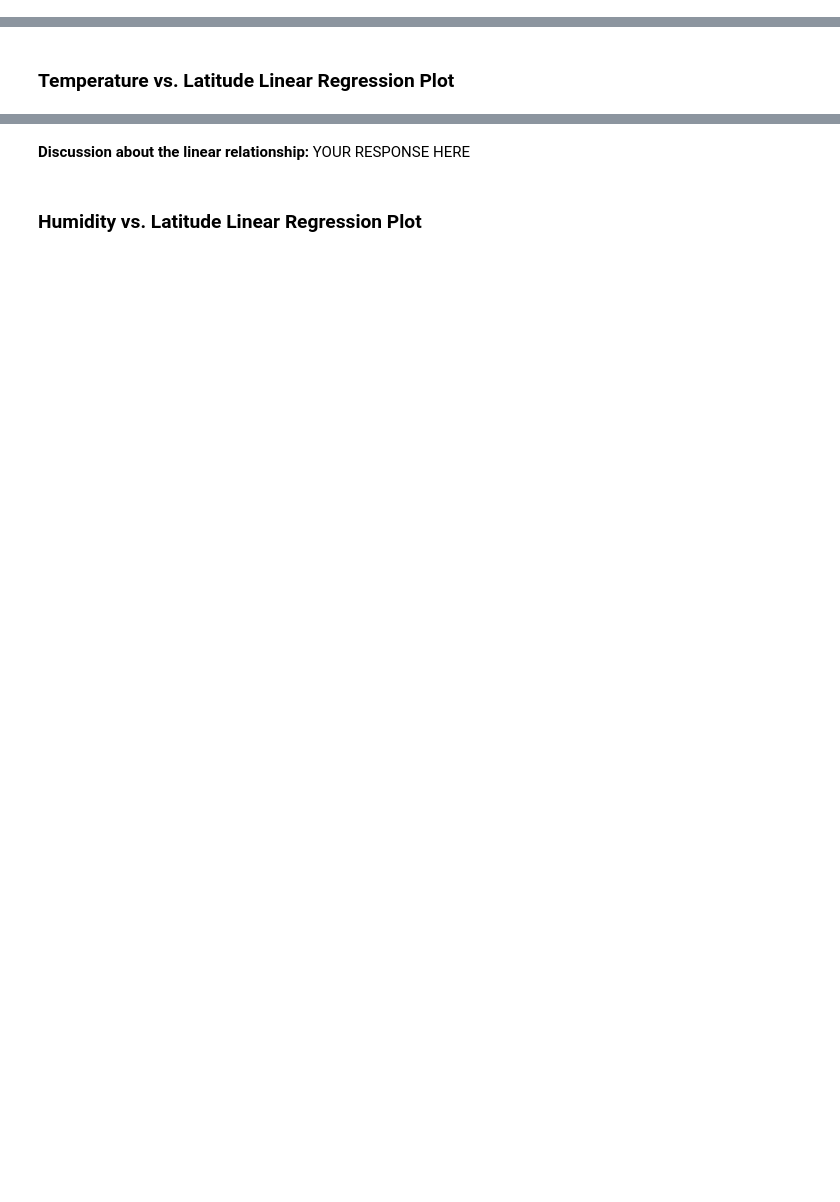
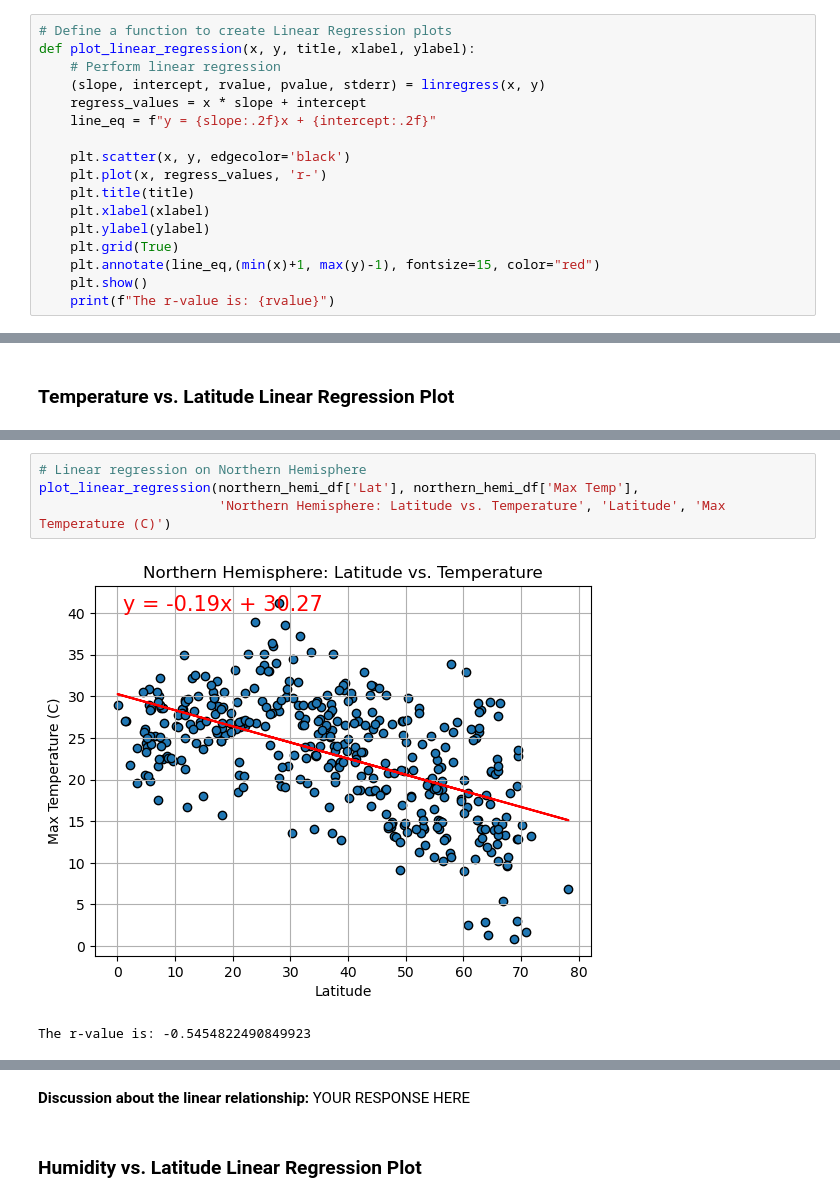
Before and after one commit to YvetteSong/World_Weather_Analysis, a Jupyter notebook: WeatherPy/WeatherPy.ipynb, the cells around one changed output, grey strips where cells are left out. Cells and saved outputs as stored; diff of their text form; blank space fills up the shorter version.

```diff
--- a/WeatherPy/WeatherPy.ipynb
+++ b/WeatherPy/WeatherPy.ipynb
@@ -312,2 +309,19 @@ plt.show()
+# %%
+# Define a function to create Linear Regression plots
+def plot_linear_regression(x, y, title, xlabel, ylabel):
+    # Perform linear regression
+    (slope, intercept, rvalue, pvalue, stderr) = linregress(x, y)
+    regress_values = x * slope + intercept
+    line_eq = f"y = {slope:.2f}x + {intercept:.2f}"
+
+    plt.scatter(x, y, edgecolor='black')
+    plt.plot(x, regress_values, 'r-')
+    plt.title(title)
+    plt.xlabel(xlabel)
+    plt.ylabel(ylabel)
+    plt.grid(True)
+    plt.annotate(line_eq,(min(x)+1, max(y)-1), fontsize=15, color="red")
+    plt.show()
+    print(f"The r-value is: {rvalue}")
 # %%
 # Create a DataFrame with the Northern Hemisphere data (Latitude >= 0)
@@ -353,0 +356,7 @@ The r-value is: 0.4121057168607245
+# %%
+# Linear regression on Northern Hemisphere
+plot_linear_regression(northern_hemi_df['Lat'], northern_hemi_df['Max Temp'],
+                       'Northern Hemisphere: Latitude vs. Temperature', 'Latitude', 'Max Temperature (C)')
+# %% [output]
+[figure, added]
+The r-value is: -0.5454822490849923
```
Also changed, not shown: parts of 28 cells of this notebook, 5 other files.
